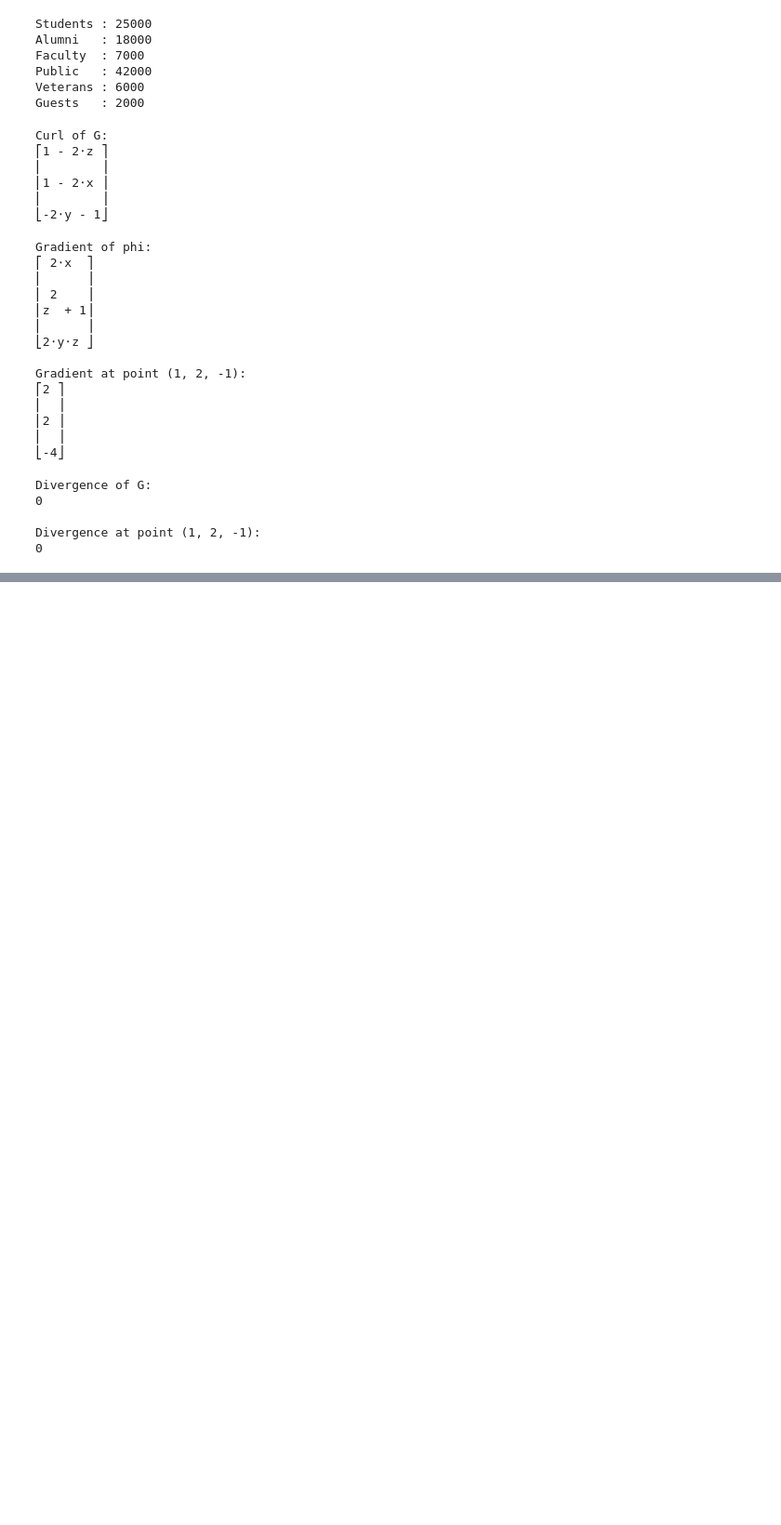
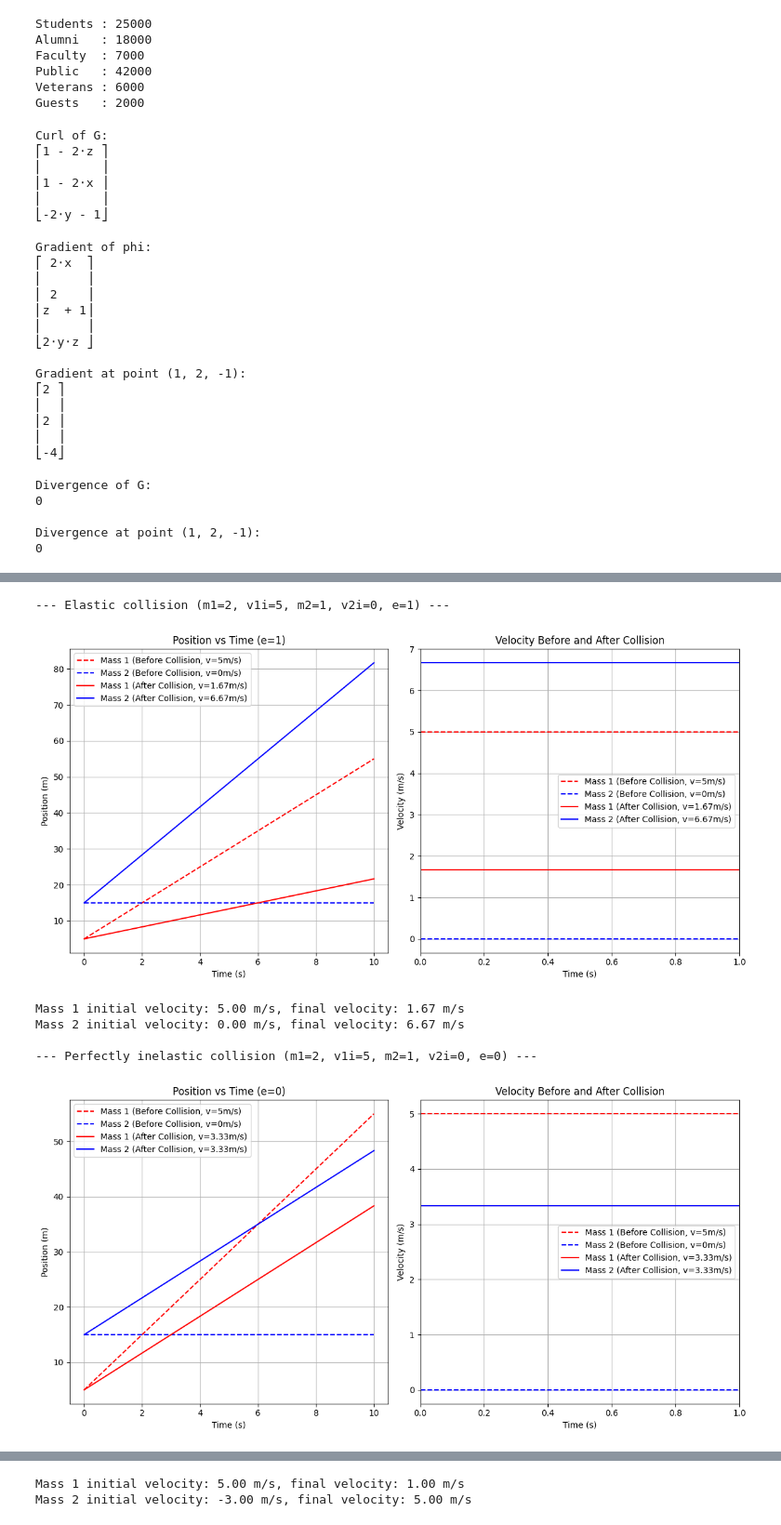
Before and after one commit to atharvdatar19/Mentorbhaiyaaa, a Jupyter notebook: physicswork.ipynb, the cells around one changed output, grey strips where cells are left out. Shown at 93% size. Drawn from its saved outputs; the diff is of its cells as text; code cells hidden in the pictures; blank space fills up the shorter version.

```diff
--- a/physicswork.ipynb
+++ b/physicswork.ipynb
@@ -488,0 +523,78 @@ projectile_motion_simulation()
+# %%
+import matplotlib.pyplot as plt
+import numpy as np
+
+def simulate_collision(m1, v1i, m2, v2i, e):
+    # Using the restitution formula and conservation of momentum
+    v1f = (v1i * (m1 - e * m2) + v2i * m2 * (1 + e)) / (m1 + m2)
+    v2f = (v1i * m1 * (1 + e) + v2i * (m2 - e * m1)) / (m1 + m2)
+    return v1f, v2f
+
+def plot_collision(m1, v1i, m2, v2i, e):
+
+    v1f, v2f = simulate_collision(m1, v1i, m2, v2i, e)
+
+    time = np.linspace(0, 10, 100) # Time range
+    x1_initial = 5  # Initial position of mass 1
+    x2_initial = 15 # Initial position of mass 2
+
+    x1_before = x1_initial + v1i * time
+    x2_before = x2_initial + v2i * time
+
+    x1_after = x1_initial + v1f * time
+    x2_after = x2_initial + v2f * time
+
+    plt.figure(figsize=(12, 6))
+
+    # Position Plot
+    plt.subplot(1, 2, 1)
+    plt.plot(time, x1_before, 'r--', label=f'Mass 1 (Before Collision, v={v1i}m/s)')
+    plt.plot(time, x2_before, 'b--', label=f'Mass 2 (Before Collision, v={v2i}m/s)')
+    plt.plot(time, x1_after, 'r-', label=f'Mass 1 (After Collision, v={v1f:.2f}m/s)')
+    plt.plot(time, x2_after, 'b-', label=f'Mass 2 (After Collision, v={v2f:.2f}m/s)')
+
+    plt.xlabel("Time (s)")
+    plt.ylabel("Position (m)")
+    plt.title(f"Position vs Time (e={e})")
+    plt.legend()
+    plt.grid(True)
+
+    # Velocity Plot
+    plt.subplot(1, 2, 2)
+    plt.axhline(v1i, color='r', linestyle='--', label=f'Mass 1 (Before Collision, v={v1i}m/s)')
+    plt.axhline(v2i, color='b', linestyle='--', label=f'Mass 2 (Before Collision, v={v2i}m/s)')
+    plt.axhline(v1f, color='r', label=f'Mass 1 (After Collision, v={v1f:.2f}m/s)')
+    plt.axhline(v2f, color='b', label=f'Mass 2 (After Collision, v={v2f:.2f}m/s)')
+
+    plt.xlabel('Time (s)')
+    plt.ylabel('Velocity (m/s)')
+    plt.title('Velocity Before and After Collision')
+    plt.legend()
+    plt.grid(True)
+
+    plt.tight_layout()
+    plt.show()
+
+    print(f"Mass 1 initial velocity: {v1i:.2f} m/s, final velocity: {v1f:.2f} m/s")
+    print(f"Mass 2 initial velocity: {v2i:.2f} m/s, final velocity: {v2f:.2f} m/s")
+
+# Example usage:
+# m1: mass of object 1, m2: mass of object 2 (kg)
+# v1i: initial velocity of object 1, v2i: initial velocity of object 2 (m/s)
+# e: coefficient of restitution (0 for perfectly inelastic, 1 for perfectly elastic)
+print("\n--- Elastic collision (m1=2, v1i=5, m2=1, v2i=0, e=1) ---")
+plot_collision(m1=2, v1i=5, m2=1, v2i=0, e=1) # Elastic collision
+
+print("\n--- Perfectly inelastic collision (m1=2, v1i=5, m2=1, v2i=0, e=0) ---")
+plot_collision(m1=2, v1i=5, m2=1, v2i=0, e=0) # Perfectly inelastic collision
+
+print("\n--- General case (m1=2, v1i=5, m2=1, v2i=-3, e=0.5) ---")
+plot_collision(m1=2, v1i=5, m2=1, v2i=-3, e=0.5) # General case
+# %% [output]
+--- Elastic collision (m1=2, v1i=5, m2=1, v2i=0, e=1) ---
+[figure, added]
+Mass 1 initial velocity: 5.00 m/s, final velocity: 1.67 m/s
+Mass 2 initial velocity: 0.00 m/s, final velocity: 6.67 m/s
+
+--- Perfectly inelastic collision (m1=2, v1i=5, m2=1, v2i=0, e=0) ---
+[figure, added]
@@ -488,0 +606,2 @@ projectile_motion_simulation()
+Mass 1 initial velocity: 5.00 m/s, final velocity: 1.00 m/s
+Mass 2 initial velocity: -3.00 m/s, final velocity: 5.00 m/s
```
Also changed, not shown: parts of 2 cells of this notebook.
